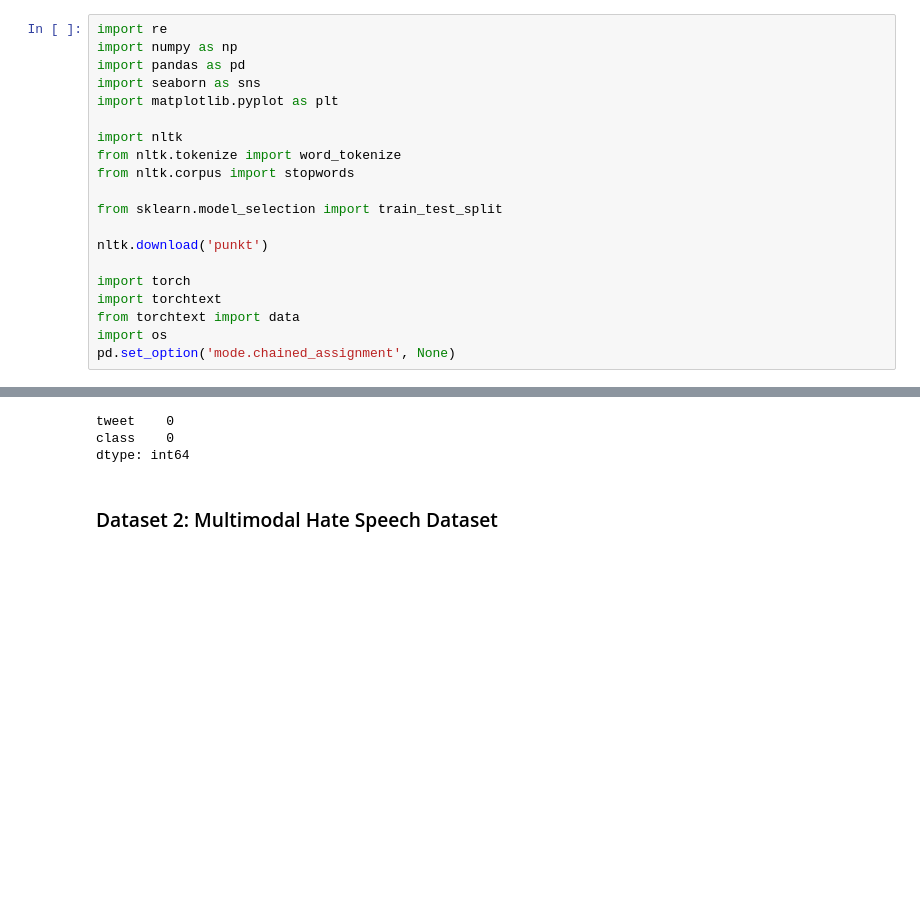
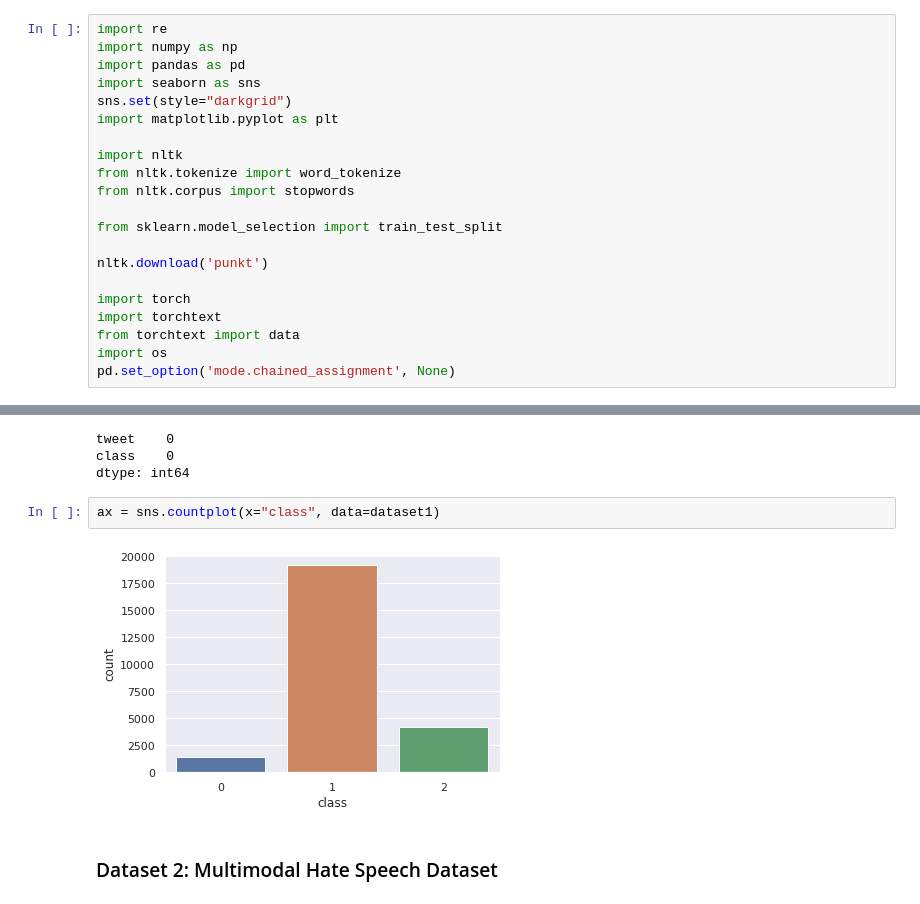
Before and after one commit to evelynerhuan/Noffence, a Jupyter notebook: data_preprocessing.ipynb, the cells around one changed output, grey strips where cells are left out. Cells and saved outputs as stored; diff of their text form; blank space fills up the shorter version.

Commit message:
Update class distribution plot

```diff
--- a/data_preprocessing.ipynb
+++ b/data_preprocessing.ipynb
@@ -3,6 +3,7 @@ import re
 import numpy as np
 import pandas as pd
 import seaborn as sns
+sns.set(style="darkgrid")
 import matplotlib.pyplot as plt
 
 import nltk
@@ -135,6 +136,10 @@ dataset1.isnull().sum()
 tweet    0
 class    0
 dtype: int64
+# %%
+ax = sns.countplot(x="class", data=dataset1)
+# %% [output]
+[figure, added]
 # %% [markdown]
 ### Dataset 2: Multimodal Hate Speech Dataset
 # %%
```
Also changed, not shown: parts of 3 cells of this notebook.
